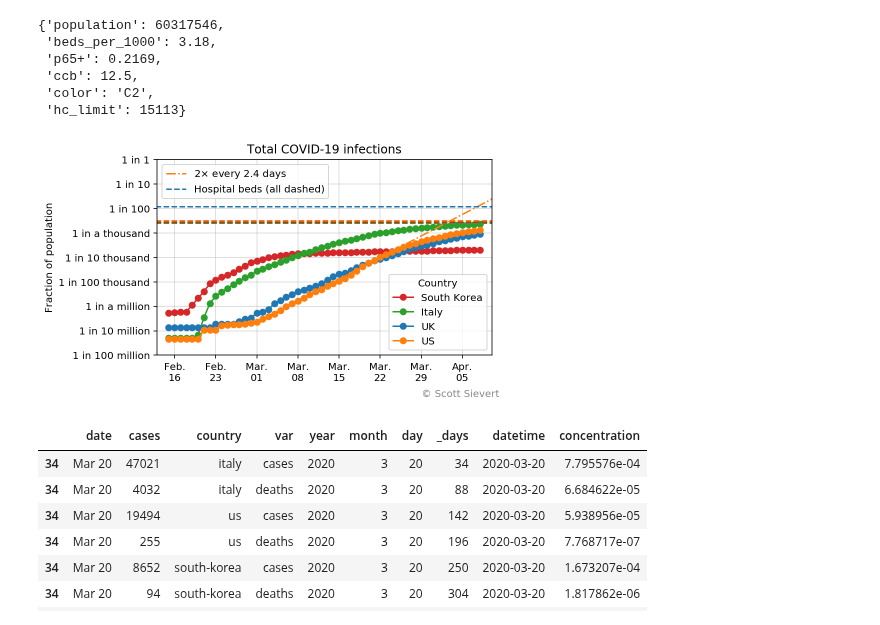
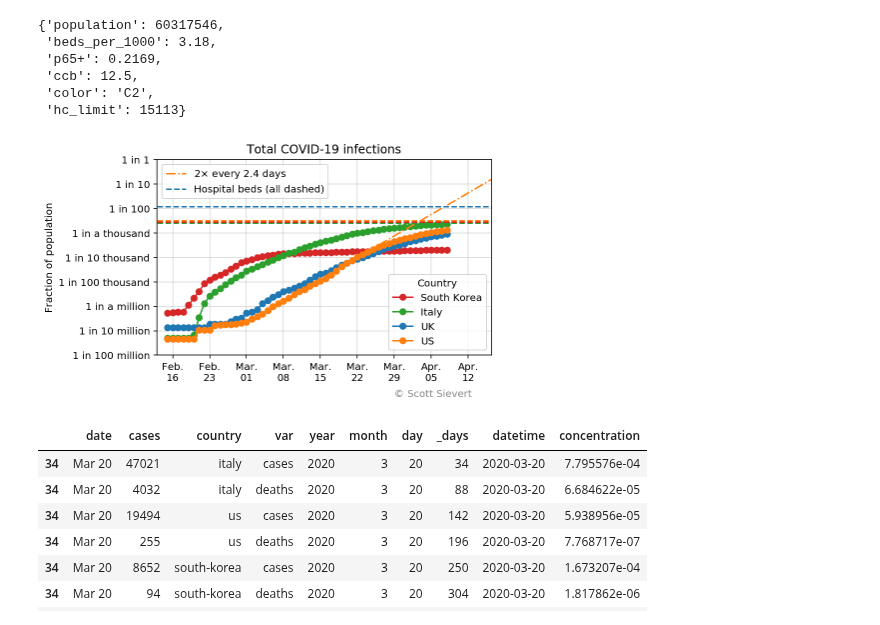
Before and after one commit to stsievert/covid-19, a Jupyter notebook: coronavirus.ipynb, the cells around one changed output. Drawn from its saved outputs; the diff is of its cells as text; code cells hidden in the pictures.

```diff
--- a/coronavirus.ipynb
+++ b/coronavirus.ipynb
@@ -217,35 +217,35 @@ ax.set_title("Total COVID-19 infections")
 xlim = ax.get_xlim()
 ylim = ax.get_ylim()
 for k, c in enumerate(to_show):
     beds = meta[c]["beds_per_1000"] / 1000
     line, = ax.plot(xlim, [beds, beds], f"C{k}--", label=f"Hospital beds (all dashed)")
     if c == "south-korea":
         lines.append(line)
 ax.legend(handles=lines, loc="upper left")
 ax.text(mdates.date2num(datetime(2020, 3, 29)), 0.2e-9, "© Scott Sievert", color="#" + "8" * 6)
 
 ### Styling
 ax.set_yscale("log")
 ax.grid(alpha=0.5)
 ax.set_ylabel("Fraction of population")
 ax.xaxis.set_major_formatter(mdates.DateFormatter('%b.\n%d'))
 
 # Setting y ticks to be weeks
 weeks = pd.date_range(start=df.datetime.min(), end=df.datetime.min() + timedelta(days=1200), freq="1W")
 weeks_mpl = [mdates.date2num(w) for w in weeks]
 ax.xaxis.set_major_locator(plt.FixedLocator(weeks_mpl))
 ax.yaxis.set_major_locator(plt.LogLocator(numticks=20))
 ax.yaxis.set_major_formatter(plt.FuncFormatter(to_text))
 
 ax.set_ylim(1e-8, 1)
-x = [mdates.date2num(_) for _ in [datetime(2020, 2, 13), datetime(2020, 4, 10)]]
+x = [mdates.date2num(_) for _ in [datetime(2020, 2, 13), datetime.now() + timedelta(7)]]
 ax.set_xlim(*x)
 # cax.set_xlim(*x)
 
 fig.savefig("imgs/coronavirus.svg", bbox_inches="tight")
 fig.savefig("imgs/coronavirus.png", bbox_inches="tight", dpi=300)
 # %% [output]
-[figure, old version]
+[figure, new version]
 # %%
 df[df.datetime == datetime(2020, 3, 20)]
 # %% [output]
```
Also changed, not shown: parts of 1 cell of this notebook, 8 other files.
